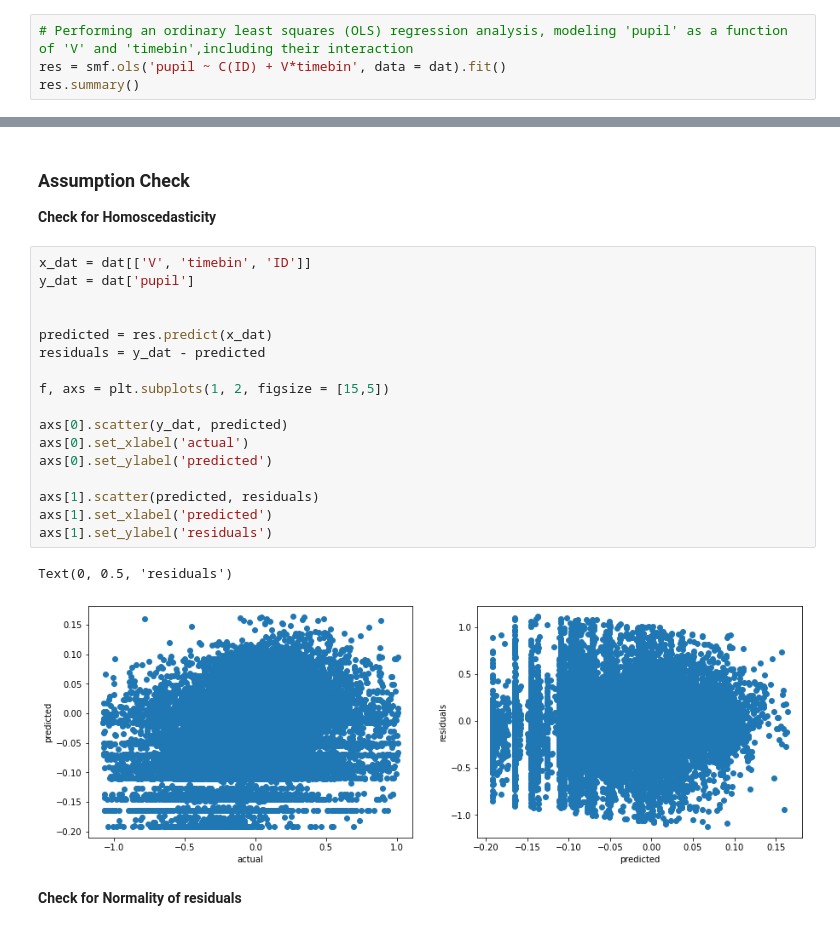
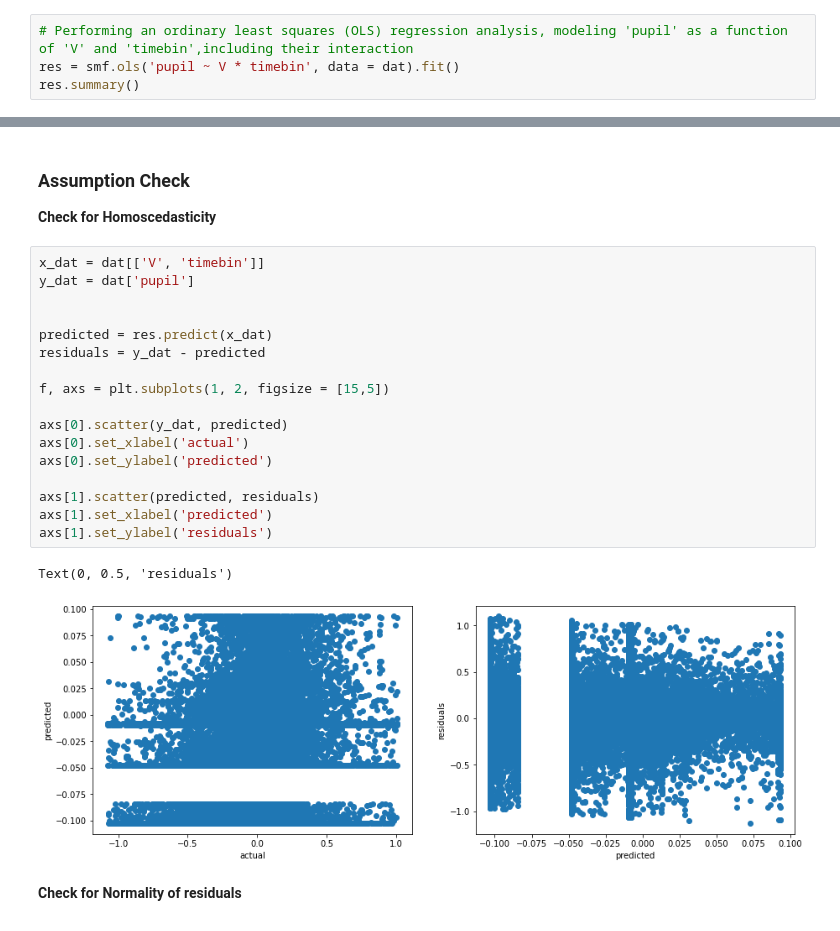
Before and after one commit to dhewitt16/PainAnticipationVRStudy, a Jupyter notebook: Modelling/code/Regression_Pupil.ipynb, the cells around one changed output, grey strips where cells are left out. Drawn from its saved outputs; the diff is of its cells as text.

```diff
--- a/Modelling/code/Regression_Pupil.ipynb
+++ b/Modelling/code/Regression_Pupil.ipynb
@@ -384,7 +384,7 @@ sns.pairplot(dat)
 ### Pupil ~ V * timebin
 # %%
 # Performing an ordinary least squares (OLS) regression analysis, modeling 'pupil' as a function of 'V' and 'timebin',including their interaction
-res = smf.ols('pupil ~ C(ID) + V*timebin', data = dat).fit()
+res = smf.ols('pupil ~ V * timebin', data = dat).fit()
 res.summary()
 # %% [output]
 OLS Regression Results
@@ -481,25 +466,25 @@ df_stats
 
 **Check for Homoscedasticity**
 # %%
-x_dat = dat[['V', 'timebin', 'ID']]
+x_dat = dat[['V', 'timebin']]
 y_dat = dat['pupil']
 
 
 predicted = res.predict(x_dat)
 residuals = y_dat - predicted
 
 f, axs = plt.subplots(1, 2, figsize = [15,5])
 
 axs[0].scatter(y_dat, predicted)
 axs[0].set_xlabel('actual')
 axs[0].set_ylabel('predicted')
 
 axs[1].scatter(predicted, residuals)
 axs[1].set_xlabel('predicted')
 axs[1].set_ylabel('residuals')
 # %% [output]
 Text(0, 0.5, 'residuals')
-[figure, old version]
+[figure, new version]
 # %% [markdown]
 **Check for Normality of residuals**
 # %%
```
Also changed, not shown: parts of 16 cells of this notebook, 13 other files.
